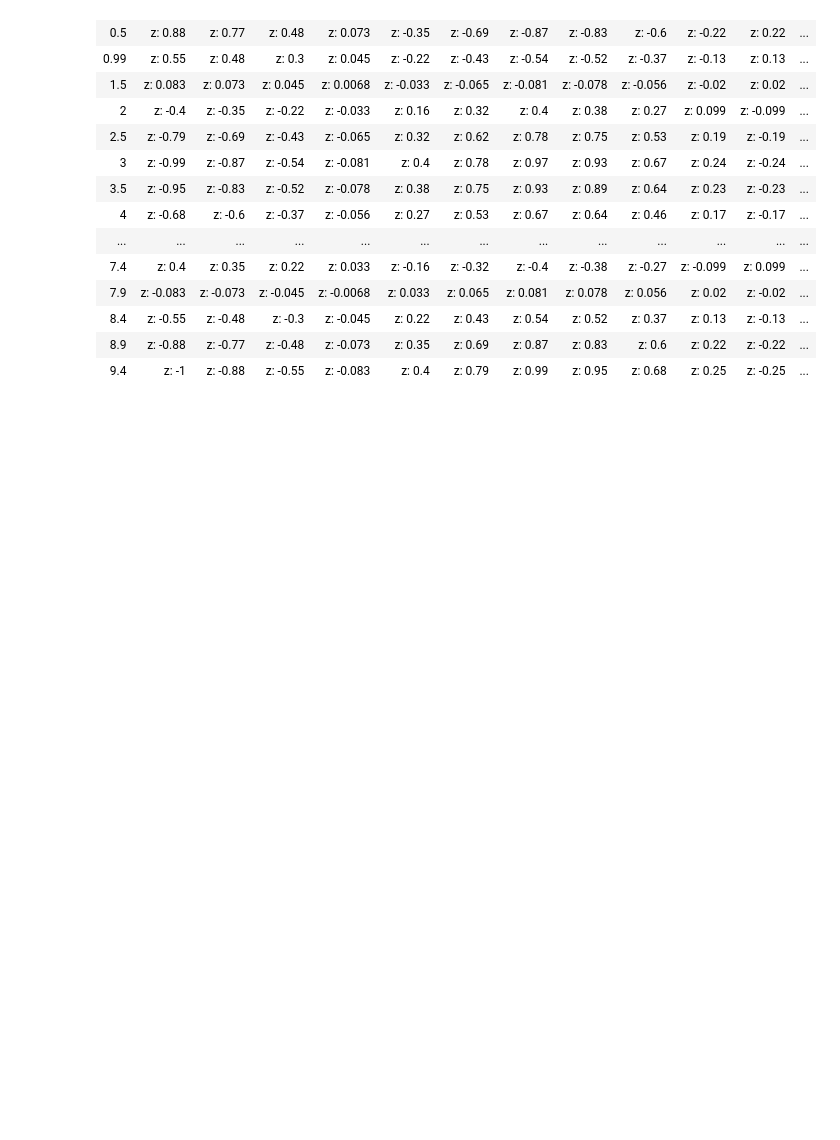
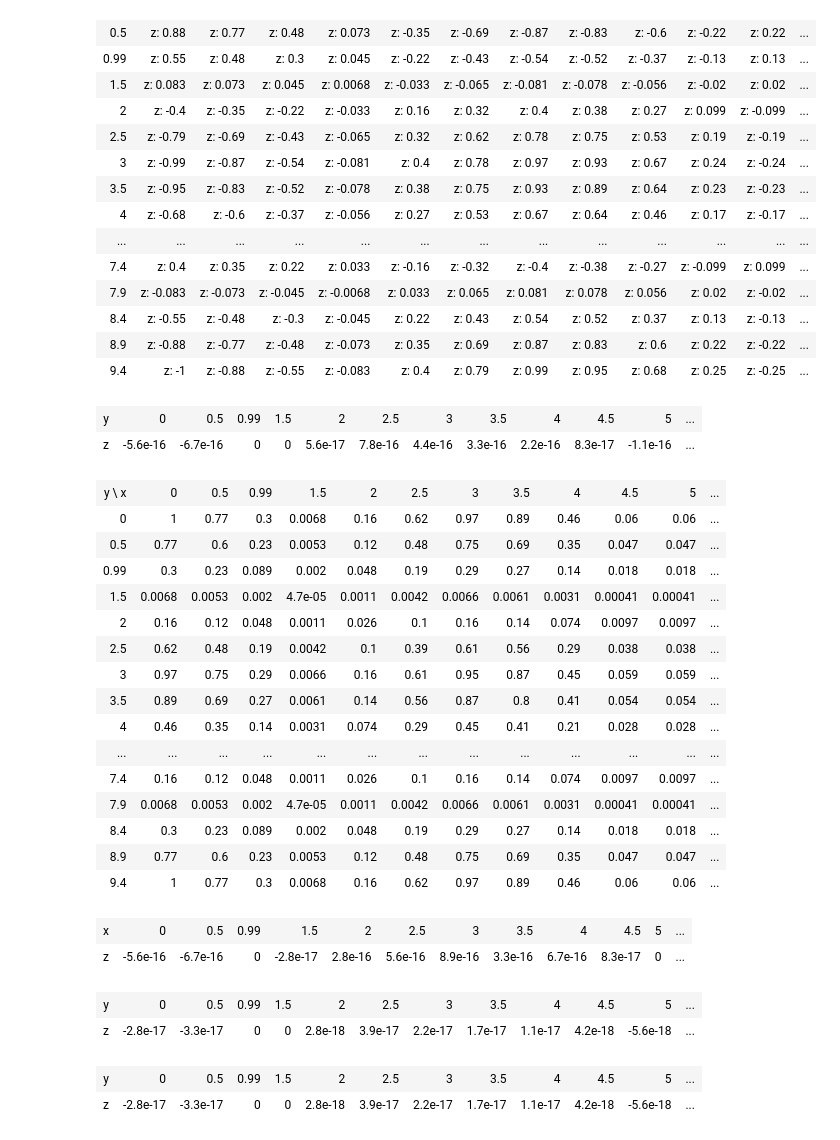
Before and after one commit to philippeller/dama, a Jupyter notebook: notebooks/nd_testing.ipynb, the cells around one changed output. Saved outputs shown, nothing was run; the diff lists cells and outputs as text; code cells hidden in the pictures; blank space fills up the shorter version.

```diff
--- a/notebooks/nd_testing.ipynb
+++ b/notebooks/nd_testing.ipynb
@@ -213,3 +212,42 @@ s
 | 8.4 | z: -0.55 | z: -0.48 | z: -0.3 | z: -0.045 | z: 0.22 | z: 0.43 | z: 0.54 | z: 0.52 | z: 0.37 | z: 0.13 | z: -0.13 | ... |
 | 8.9 | z: -0.88 | z: -0.77 | z: -0.48 | z: -0.073 | z: 0.35 | z: 0.69 | z: 0.87 | z: 0.83 | z: 0.6 | z: 0.22 | z: -0.22 | ... |
 | 9.4 | z: -1 | z: -0.88 | z: -0.55 | z: -0.083 | z: 0.4 | z: 0.79 | z: 0.99 | z: 0.95 | z: 0.68 | z: 0.25 | z: -0.25 | ... |
+# %%
+np.sum(s['z'], axis='x')
+# %% [output]
+| y | 0 | 0.5 | 0.99 | 1.5 | 2 | 2.5 | 3 | 3.5 | 4 | 4.5 | 5 | ... |
+| z | -5.6e-16 | -6.7e-16 | 0 | 0 | 5.6e-17 | 7.8e-16 | 4.4e-16 | 3.3e-16 | 2.2e-16 | 8.3e-17 | -1.1e-16 | ... |
+# %%
+np.square(s['z'])
+# %% [output]
+| y \ x | 0 | 0.5 | 0.99 | 1.5 | 2 | 2.5 | 3 | 3.5 | 4 | 4.5 | 5 | ... |
+| 0 | 1 | 0.77 | 0.3 | 0.0068 | 0.16 | 0.62 | 0.97 | 0.89 | 0.46 | 0.06 | 0.06 | ... |
+| 0.5 | 0.77 | 0.6 | 0.23 | 0.0053 | 0.12 | 0.48 | 0.75 | 0.69 | 0.35 | 0.047 | 0.047 | ... |
+| 0.99 | 0.3 | 0.23 | 0.089 | 0.002 | 0.048 | 0.19 | 0.29 | 0.27 | 0.14 | 0.018 | 0.018 | ... |
+| 1.5 | 0.0068 | 0.0053 | 0.002 | 4.7e-05 | 0.0011 | 0.0042 | 0.0066 | 0.0061 | 0.0031 | 0.00041 | 0.00041 | ... |
+| 2 | 0.16 | 0.12 | 0.048 | 0.0011 | 0.026 | 0.1 | 0.16 | 0.14 | 0.074 | 0.0097 | 0.0097 | ... |
+| 2.5 | 0.62 | 0.48 | 0.19 | 0.0042 | 0.1 | 0.39 | 0.61 | 0.56 | 0.29 | 0.038 | 0.038 | ... |
+| 3 | 0.97 | 0.75 | 0.29 | 0.0066 | 0.16 | 0.61 | 0.95 | 0.87 | 0.45 | 0.059 | 0.059 | ... |
+| 3.5 | 0.89 | 0.69 | 0.27 | 0.0061 | 0.14 | 0.56 | 0.87 | 0.8 | 0.41 | 0.054 | 0.054 | ... |
+| 4 | 0.46 | 0.35 | 0.14 | 0.0031 | 0.074 | 0.29 | 0.45 | 0.41 | 0.21 | 0.028 | 0.028 | ... |
+| ... | ... | ... | ... | ... | ... | ... | ... | ... | ... | ... | ... | ... |
+| 7.4 | 0.16 | 0.12 | 0.048 | 0.0011 | 0.026 | 0.1 | 0.16 | 0.14 | 0.074 | 0.0097 | 0.0097 | ... |
+| 7.9 | 0.0068 | 0.0053 | 0.002 | 4.7e-05 | 0.0011 | 0.0042 | 0.0066 | 0.0061 | 0.0031 | 0.00041 | 0.00041 | ... |
+| 8.4 | 0.3 | 0.23 | 0.089 | 0.002 | 0.048 | 0.19 | 0.29 | 0.27 | 0.14 | 0.018 | 0.018 | ... |
+| 8.9 | 0.77 | 0.6 | 0.23 | 0.0053 | 0.12 | 0.48 | 0.75 | 0.69 | 0.35 | 0.047 | 0.047 | ... |
+| 9.4 | 1 | 0.77 | 0.3 | 0.0068 | 0.16 | 0.62 | 0.97 | 0.89 | 0.46 | 0.06 | 0.06 | ... |
+# %%
+np.sum(s['z'], axis='y')
+# %% [output]
+| x | 0 | 0.5 | 0.99 | 1.5 | 2 | 2.5 | 3 | 3.5 | 4 | 4.5 | 5 | ... |
+| z | -5.6e-16 | -6.7e-16 | 0 | -2.8e-17 | 2.8e-16 | 5.6e-16 | 8.9e-16 | 3.3e-16 | 6.7e-16 | 8.3e-17 | 0 | ... |
+# %%
+np.mean(s['z'], axis='x')
+# %% [output]
+| y | 0 | 0.5 | 0.99 | 1.5 | 2 | 2.5 | 3 | 3.5 | 4 | 4.5 | 5 | ... |
+| z | -2.8e-17 | -3.3e-17 | 0 | 0 | 2.8e-18 | 3.9e-17 | 2.2e-17 | 1.7e-17 | 1.1e-17 | 4.2e-18 | -5.6e-18 | ... |
+# %%
+s['z'].mean(axis='x')
+# %% [output]
+| y | 0 | 0.5 | 0.99 | 1.5 | 2 | 2.5 | 3 | 3.5 | 4 | 4.5 | 5 | ... |
+| z | -2.8e-17 | -3.3e-17 | 0 | 0 | 2.8e-18 | 3.9e-17 | 2.2e-17 | 1.7e-17 | 1.1e-17 | 4.2e-18 | -5.6e-18 | ... |
```
Also changed, not shown: parts of 13 cells of this notebook, 2 other files.
